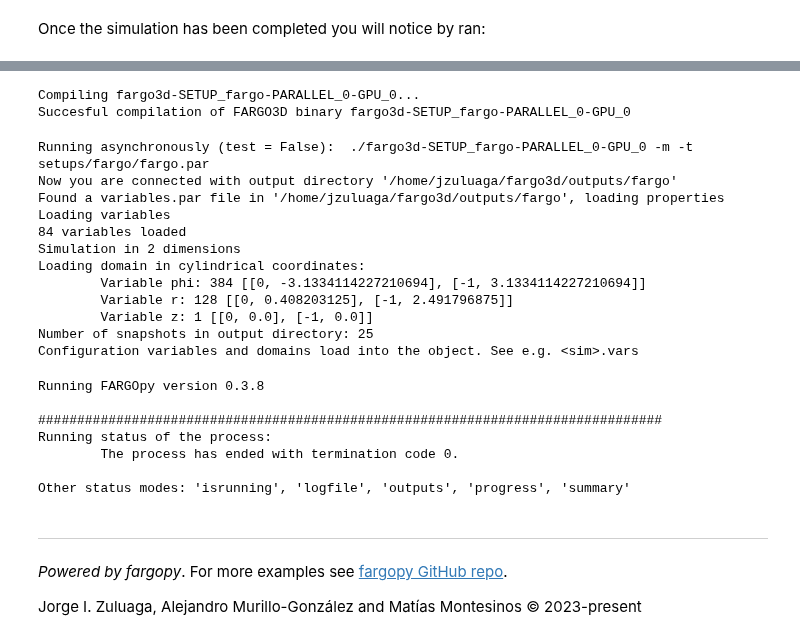
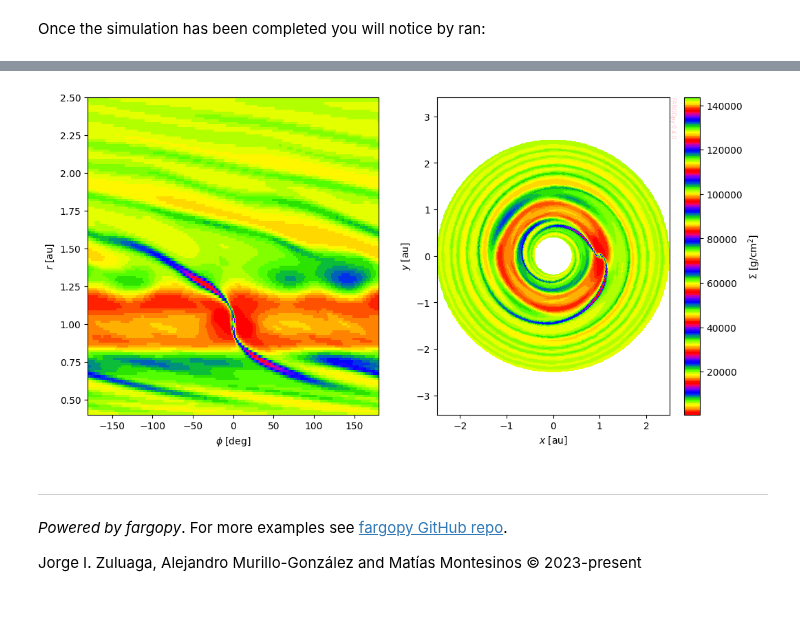
Before and after one commit to seap-udea/fargopy, a Jupyter notebook: docs/examples/fargopy-tutorial-control.ipynb, the cells around one changed output, grey strips where cells are left out. Cells and saved outputs as stored; diff of their text form; code cells hidden in the pictures; blank space fills up the shorter version.

Commit message:
[FIX] Control module, README and docs improvements

```diff
--- a/docs/examples/fargopy-tutorial-control.ipynb
+++ b/docs/examples/fargopy-tutorial-control.ipynb
@@ -307,2 +216,0 @@ Succesful compilation of FARGO3D binary fargo3d-SETUP_fargo-PARALLEL_0-GPU_0
-# %%
-sim.run(cleanrun=True)
@@ -332,2 +216,0 @@ Other status modes: 'isrunning', 'logfile', 'outputs', 'progress', 'summary'
-# %%
-sim = fp.Simulation(setup='fargo',load=True)
@@ -375,33 +217,28 @@ Other status modes: 'isrunning', 'logfile', 'outputs', 'progress', 'summary'
-# %%
-sim.compile()
-# %% [output]
-Compiling fargo3d-SETUP_fargo-PARALLEL_0-GPU_0...
-Succesful compilation of FARGO3D binary fargo3d-SETUP_fargo-PARALLEL_0-GPU_0
-# %%
-sim.run()
-# %% [output]
-Running asynchronously (test = False):  ./fargo3d-SETUP_fargo-PARALLEL_0-GPU_0 -m -t setups/fargo/fargo.par
-Now you are connected with output directory '/home/jzuluaga/fargo3d/outputs/fargo'
-Found a variables.par file in '/home/jzuluaga/fargo3d/outputs/fargo', loading properties
-Loading variables
-84 variables loaded
-Simulation in 2 dimensions
-Loading domain in cylindrical coordinates:
-        Variable phi: 384 [[0, -3.1334114227210694], [-1, 3.1334114227210694]]
-        Variable r: 128 [[0, 0.408203125], [-1, 2.491796875]]
-        Variable z: 1 [[0, 0.0], [-1, 0.0]]
-Number of snapshots in output directory: 25
-Configuration variables and domains load into the object. See e.g. <sim>.vars
-# %%
-sim.status()
-# %% [output]
-Running FARGOpy version 0.3.8
-
-################################################################################
-Running status of the process:
-        The process has ended with termination code 0.
-
-Other status modes: 'isrunning', 'logfile', 'outputs', 'progress', 'summary'
+# %%
+gasdens_all = sim.load_allfields('gasdens')
+gasdens_snap = gasdens_all[20].gasdens
+gasdens_plane,mesh = gasdens_snap.meshslice(slice='z=0')
+
+fig,axs = plt.subplots(1,2,figsize=(12,6))
+cmap = 'prism'
+
+ax = axs[0]
+ax.pcolormesh(mesh.phi*fp.RAD,mesh.r*sim.UL/fp.AU,gasdens_plane*sim.USIGMA,cmap=cmap)
+ax.set_xlabel('$\phi$ [deg]')
+ax.set_ylabel('$r$ [au]')
+
+ax = axs[1]
+c = ax.pcolormesh(mesh.x*sim.UL/fp.AU,mesh.y*sim.UL/fp.AU,gasdens_plane*sim.USIGMA,cmap=cmap)
+ax.set_xlabel('$x$ [au]')
+ax.set_ylabel('$y$ [au]')
+ax.axis('equal')
+fp.Plot.fargopy_mark(ax)
+
+axc = fig.colorbar(c)
+axc.set_label("$\Sigma$ [g/cm$^2$]")
+plt.savefig('gallery/fargopy-tutorial-control_0.png') # Save figure
+# %% [output]
+[figure, added]
 # %% [markdown]
 ---
 *Powered by fargopy*. For more examples see [fargopy GitHub repo](https://github.com/seap-udea/fargopy/tree/main/examples).
```
Also changed, not shown: parts of 32 cells of this notebook, 21 other files.
